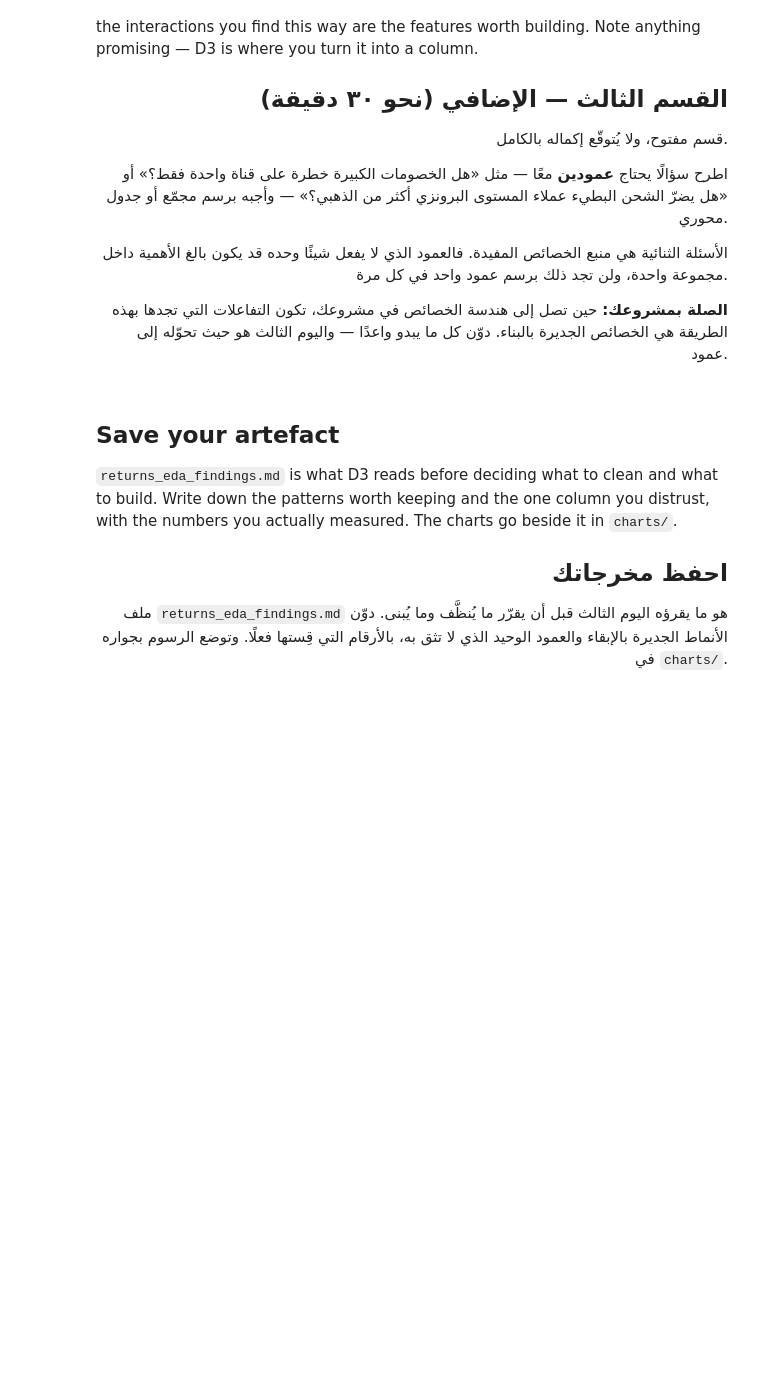
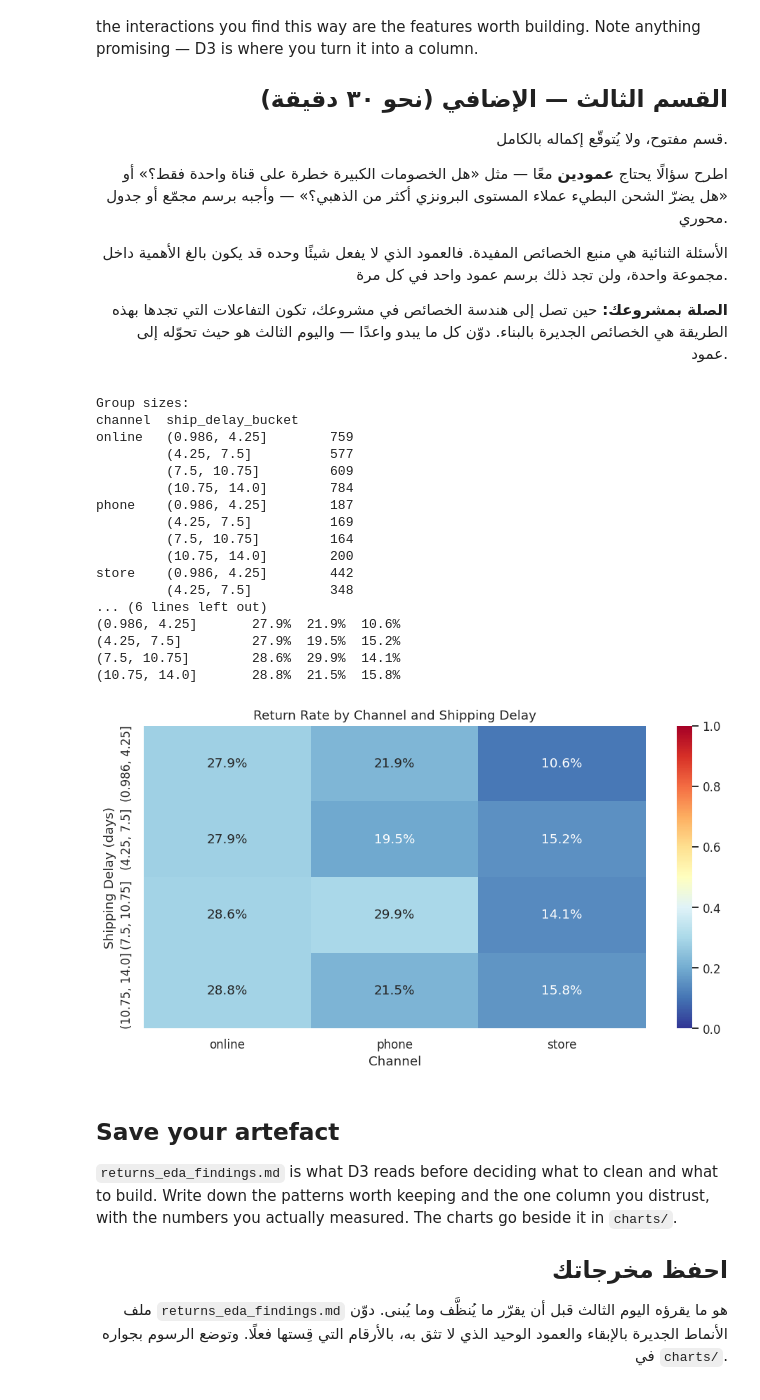
Before and after one commit to 43u0/AIEP_Olo_student, a Jupyter notebook: week_2_data_engineering/labs_v2/D2_eda_and_visualisation/D2_eda_and_visualisation_blank.ipynb, the cells around one changed output. Saved outputs shown, nothing was run; the diff lists cells and outputs as text; code cells hidden in the pictures; blank space fills up the shorter version.

```diff
--- a/week_2_data_engineering/labs_v2/D2_eda_and_visualisation/D2_eda_and_visualisation_blank.ipynb
+++ b/week_2_data_engineering/labs_v2/D2_eda_and_visualisation/D2_eda_and_visualisation_blank.ipynb
@@ -694,18 +751,92 @@ where you turn it into a column.
 # %%
 # ────────────────────────────────────────────────────────────────────
 # There is no single right answer. Pick two columns, cut any continuous one into a
 # few buckets, then group by both and take the mean of `returned`. A pivot table or
 # a heatmap reads better than a long list. Print the group sizes too — a two-way
 # split makes small groups fast, and a rate over 20 rows is not a finding.
 #
 # لا توجد إجابة واحدة صحيحة. اختر عمودين، وقسّم أي عمود متّصل إلى بضع سلال، ثم
 # جمّع حسب الاثنين وخذ متوسّط `returned`. والجدول المحوري أو الخريطة الحرارية
 # أسهل قراءة من قائمة طويلة. واطبع أحجام المجموعات أيضًا — فالتقسيم الثنائي
 # يصغّر المجموعات بسرعة، والنسبة على عشرين صفًّا ليست نتيجة.
 # ────────────────────────────────────────────────────────────────────
 
 # TODO: Investigate one two-column question and show the result as a pivot table or chart.
 # مهمة: حقّق في سؤال من عمودين وأظهر النتيجة كجدول محوري أو رسم.
+# Choose two columns:
+# 1) channel - categorical
+# 2) ship_delay_days - continuous, divided into 4 buckets
+
+raw["ship_delay_bucket"] = pd.cut(
+    raw["ship_delay_days"],
+    bins=4,
+    include_lowest=True
+)
+
+# Group by both columns and calculate return rate and group size
+two_way = (
+    raw.groupby(
+        ["channel", "ship_delay_bucket"],
+        observed=False
+    )["returned"]
+    .agg(
+        return_rate="mean",
+        orders="size"
+    )
+)
+
+# Print group sizes
+print("Group sizes:")
+print(two_way["orders"].to_string())
+
+# Create a pivot table showing return rate
+pivot = two_way["return_rate"].unstack("channel")
+
+print("\nPivot table — return rate:")
+print(pivot.to_string(float_format="{:.1%}".format))
+
+# Plot the pivot table as a heatmap
+plt.figure(figsize=(9, 5))
+
+sns.heatmap(
+    pivot,
+    annot=True,
+    fmt=".1%",
+    cmap="RdYlBu_r",
+    vmin=0,
+    vmax=1
+)
+
+plt.title("Return Rate by Channel and Shipping Delay")
+plt.xlabel("Channel")
+plt.ylabel("Shipping Delay (days)")
+
+plt.tight_layout()
+
+# Save the chart
+chart_path = CHART_DIR / "return_rate_channel_ship_delay.png"
+plt.savefig(chart_path)
+
+plt.show()
+# %% [output]
+Group sizes:
+channel  ship_delay_bucket
+online   (0.986, 4.25]        759
+         (4.25, 7.5]          577
+         (7.5, 10.75]         609
+         (10.75, 14.0]        784
+phone    (0.986, 4.25]        187
+         (4.25, 7.5]          169
+         (7.5, 10.75]         164
+         (10.75, 14.0]        200
+store    (0.986, 4.25]        442
+         (4.25, 7.5]          348
+... (6 lines left out)
+(0.986, 4.25]       27.9%  21.9%  10.6%
+(4.25, 7.5]         27.9%  19.5%  15.2%
+(7.5, 10.75]        28.6%  29.9%  14.1%
+(10.75, 14.0]       28.8%  21.5%  15.8%
+[figure, added]
 # %% [markdown]
 ## Save your artefact
 
```
Also changed, not shown: parts of 11 cells of this notebook.
